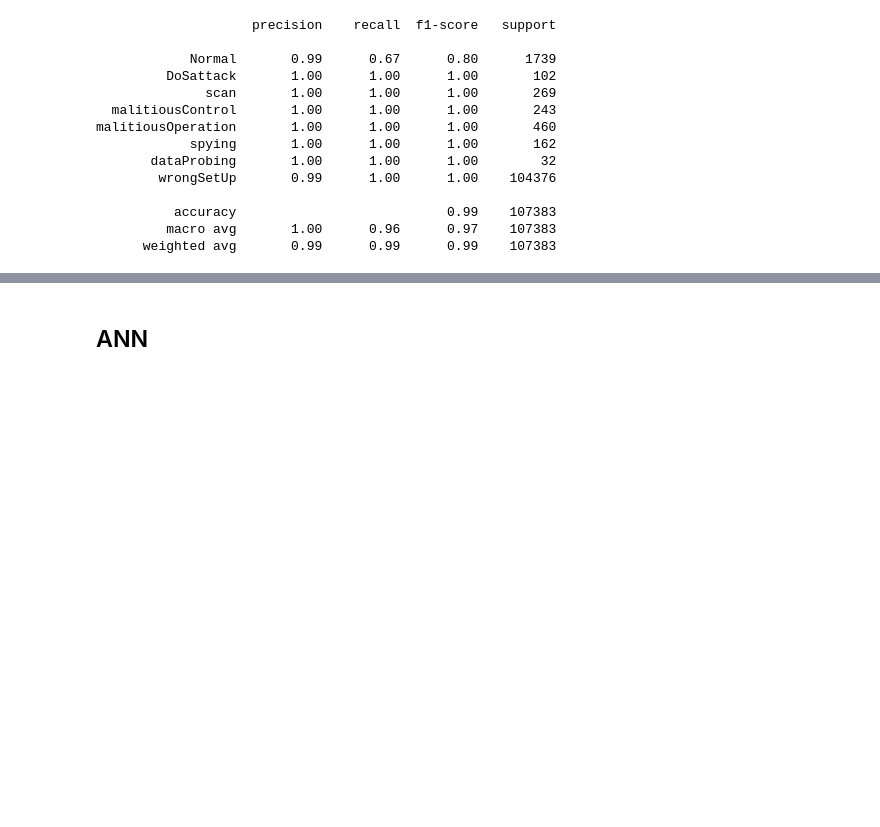
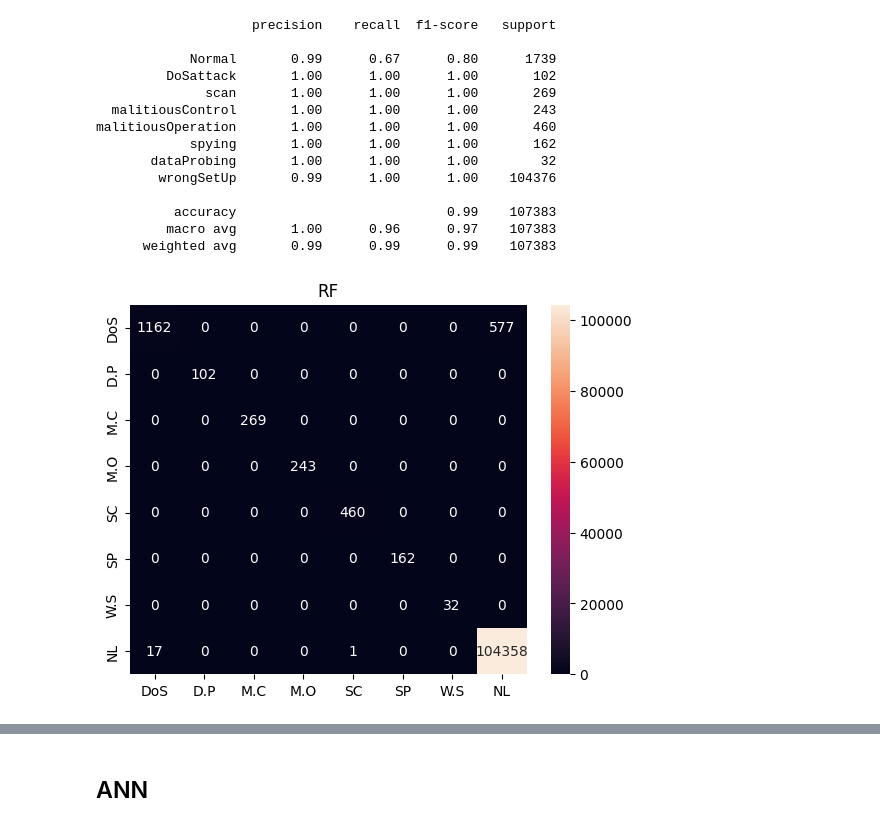
Before and after one commit to Gsuyash20/AnomalyDetect, a Jupyter notebook: performance.ipynb, the cells around one changed output, grey strips where cells are left out. Drawn from its saved outputs; the diff is of its cells as text; code cells hidden in the pictures; blank space fills up the shorter version.

```diff
--- a/performance.ipynb
+++ b/performance.ipynb
@@ -240,5 +273,22 @@ malitiousOperation       1.00      1.00      1.00       460
       weighted avg       0.99      0.99      0.99    107383
 # %%
 cnf_matrix = confusion_matrix(y_test, y_pred_test)
+# %%
+bax = sns.heatmap(cnf_matrix, annot=True, fmt="d")
+
+# Define the new tick labels
+new_labels = ["DoS", "D.P", "M.C", "M.O", "SC", "SP", "W.S", "NL"]
+
+# Set the new tick labels for both axes
+bax.set_xticklabels(new_labels)
+bax.set_yticklabels(new_labels)
+
+
+bax.set_title('RF')
+plt.savefig("RF.jpg")
+# Show the plot
+plt.show()
+# %% [output]
+[figure, added]
 # %%
 cnf_matrix
```
Also changed, not shown: parts of 39 cells of this notebook, 7 other files.
